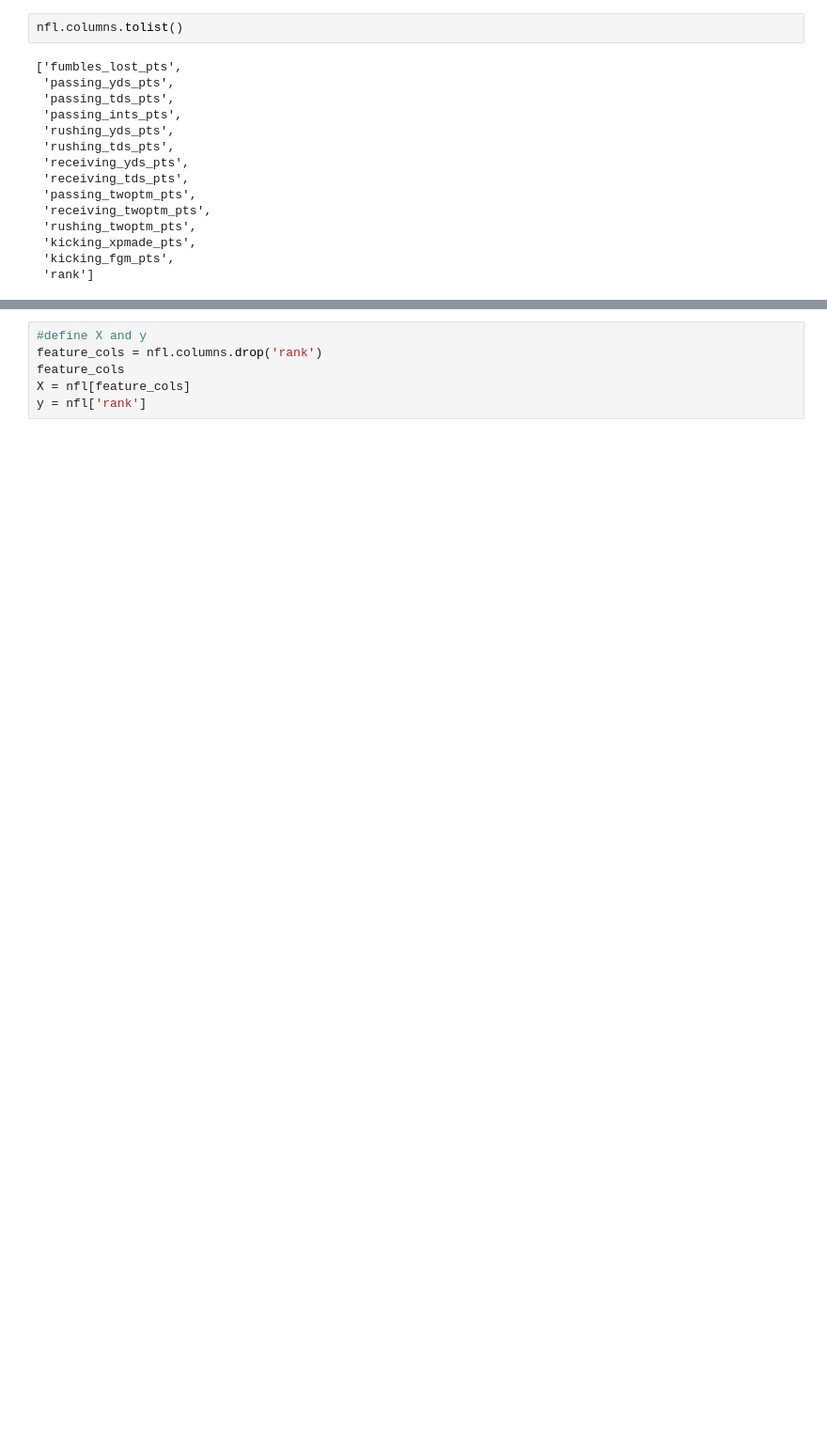
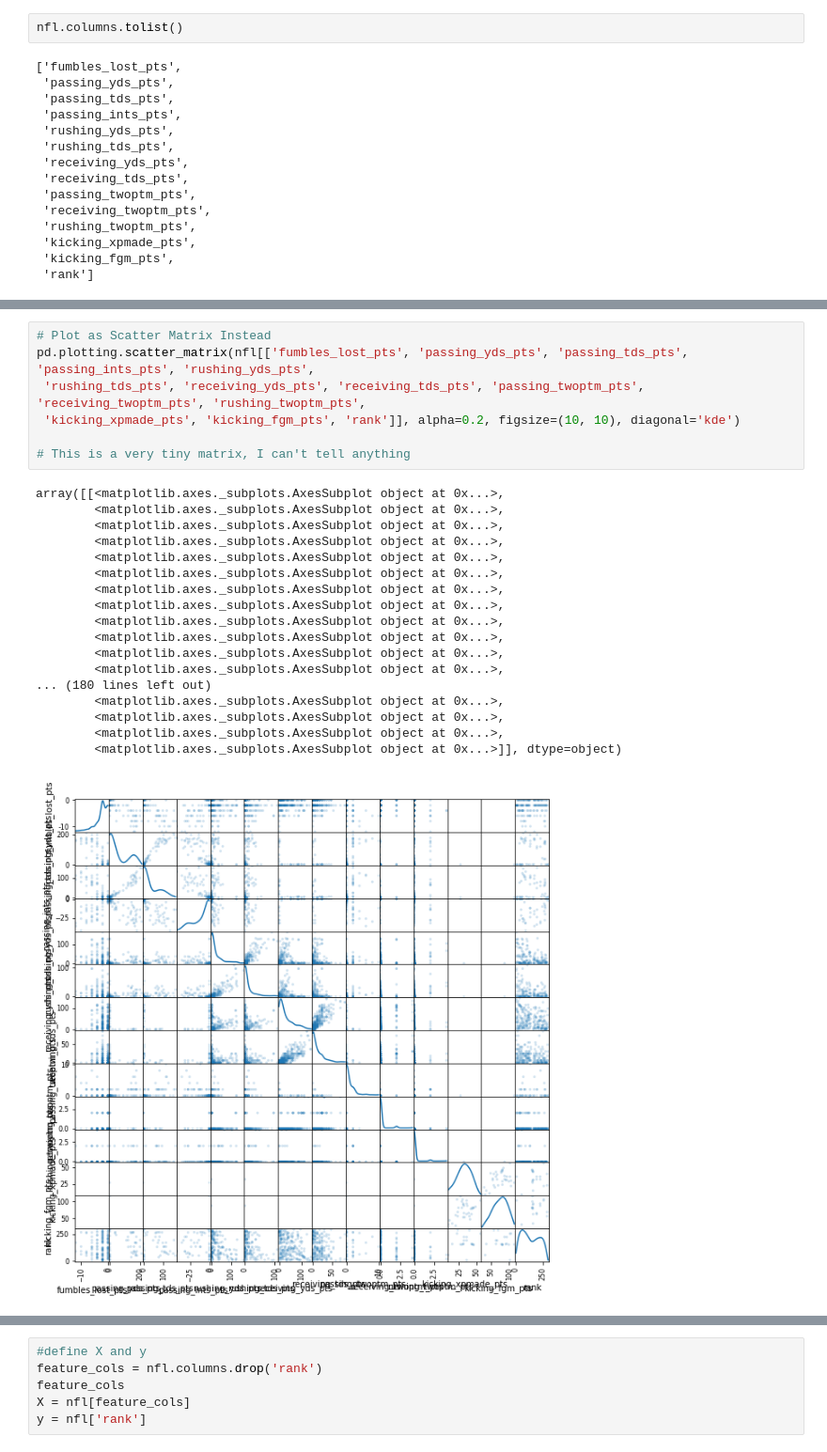
Before and after one commit to wendybo/GA_Class_Project, a Jupyter notebook: project.ipynb, the cells around one changed output, grey strips where cells are left out. Shown at 94% size. Cells and saved outputs as stored; diff of their text form; blank space fills up the shorter version.

```diff
--- a/project.ipynb
+++ b/project.ipynb
@@ -322,0 +320,26 @@ nfl.columns.tolist()
+# %%
+# Plot as Scatter Matrix Instead
+pd.plotting.scatter_matrix(nfl[['fumbles_lost_pts', 'passing_yds_pts', 'passing_tds_pts', 'passing_ints_pts', 'rushing_yds_pts',
+ 'rushing_tds_pts', 'receiving_yds_pts', 'receiving_tds_pts', 'passing_twoptm_pts', 'receiving_twoptm_pts', 'rushing_twoptm_pts',
+ 'kicking_xpmade_pts', 'kicking_fgm_pts', 'rank']], alpha=0.2, figsize=(10, 10), diagonal='kde')
+
+# This is a very tiny matrix, I can't tell anything
+# %% [output]
+array([[<matplotlib.axes._subplots.AxesSubplot object at 0x...>,
+        <matplotlib.axes._subplots.AxesSubplot object at 0x...>,
+        <matplotlib.axes._subplots.AxesSubplot object at 0x...>,
+        <matplotlib.axes._subplots.AxesSubplot object at 0x...>,
+        <matplotlib.axes._subplots.AxesSubplot object at 0x...>,
+        <matplotlib.axes._subplots.AxesSubplot object at 0x...>,
+        <matplotlib.axes._subplots.AxesSubplot object at 0x...>,
+        <matplotlib.axes._subplots.AxesSubplot object at 0x...>,
+        <matplotlib.axes._subplots.AxesSubplot object at 0x...>,
+        <matplotlib.axes._subplots.AxesSubplot object at 0x...>,
+        <matplotlib.axes._subplots.AxesSubplot object at 0x...>,
+        <matplotlib.axes._subplots.AxesSubplot object at 0x...>,
+... (180 lines left out)
+        <matplotlib.axes._subplots.AxesSubplot object at 0x...>,
+        <matplotlib.axes._subplots.AxesSubplot object at 0x...>,
+        <matplotlib.axes._subplots.AxesSubplot object at 0x...>,
+        <matplotlib.axes._subplots.AxesSubplot object at 0x...>]], dtype=object)
+[figure, added]
```
Also changed, not shown: parts of 45 cells of this notebook.
